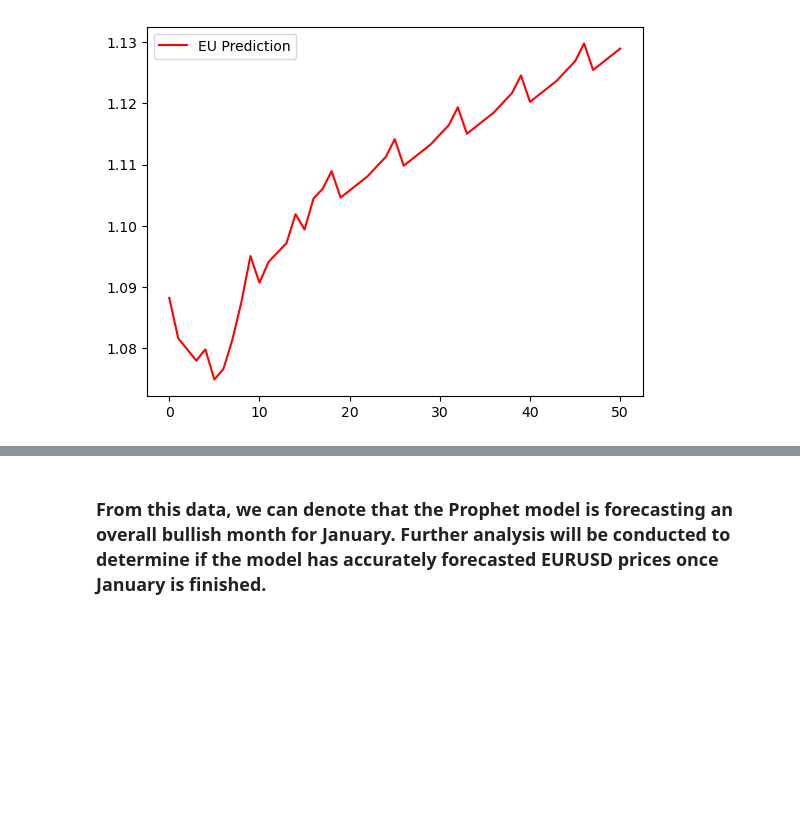
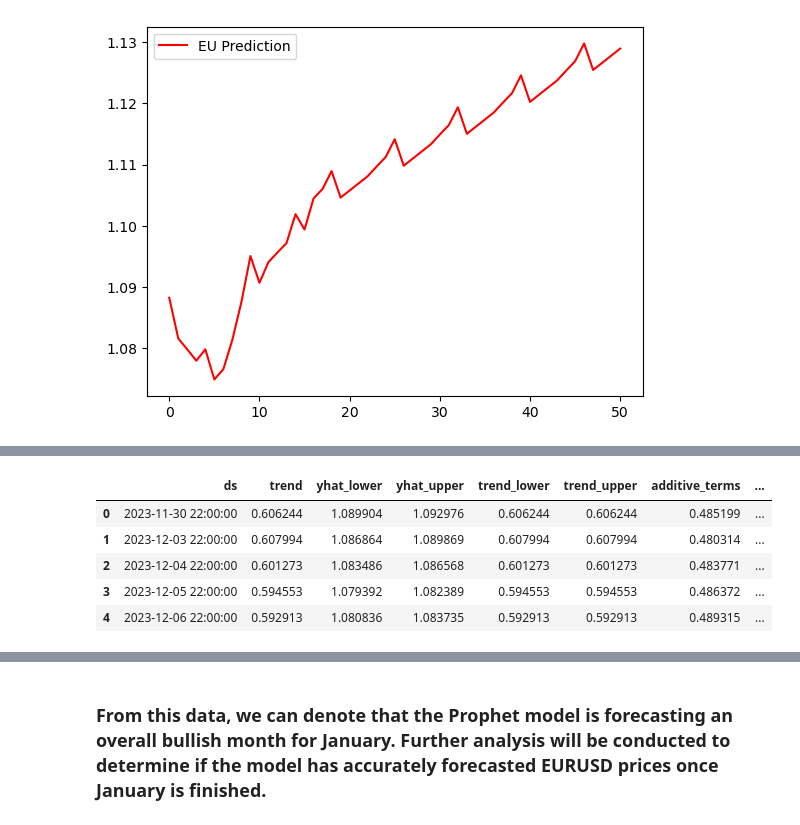
Before and after one commit to Antonio5k/EURUSD_forecast, a Jupyter notebook: forecast.ipynb, the cells around one changed output, grey strips where cells are left out. Cells and saved outputs as stored; diff of their text form; code cells hidden in the pictures; blank space fills up the shorter version.

```diff
--- a/forecast.ipynb
+++ b/forecast.ipynb
@@ -195,0 +341,6 @@ plt.show()
+# %%
+dec_high_prophet = dec_high.reset_index()
+
+dec_high_prophet = dec_high_prophet.rename(columns={'time': 'ds', 'h': 'y'})
+
+dec_high_prophet.head()
@@ -195,0 +354,4 @@ plt.show()
+# %%
+model = Prophet()
+# %%
+model.fit(dec_high_prophet)
@@ -195,0 +362,2 @@ plt.show()
+# %%
+jan_high = model.make_future_dataframe(periods=31, freq='D')
@@ -195,0 +373,10 @@ plt.show()
+# %%
+jan_high_prices = model.predict(jan_high)
+jan_high_prices.head()
+# %% [output]
+|  | ds | trend | yhat_lower | yhat_upper | trend_lower | trend_upper | additive_terms | ... |
+| 0 | 2023-11-30 22:00:00 | 0.606244 | 1.089904 | 1.092976 | 0.606244 | 0.606244 | 0.485199 | ... |
+| 1 | 2023-12-03 22:00:00 | 0.607994 | 1.086864 | 1.089869 | 0.607994 | 0.607994 | 0.480314 | ... |
+| 2 | 2023-12-04 22:00:00 | 0.601273 | 1.083486 | 1.086568 | 0.601273 | 0.601273 | 0.483771 | ... |
+| 3 | 2023-12-05 22:00:00 | 0.594553 | 1.079392 | 1.082389 | 0.594553 | 0.594553 | 0.486372 | ... |
+| 4 | 2023-12-06 22:00:00 | 0.592913 | 1.080836 | 1.083735 | 0.592913 | 0.592913 | 0.489315 | ... |
```
Also changed, not shown: parts of 33 cells of this notebook.
